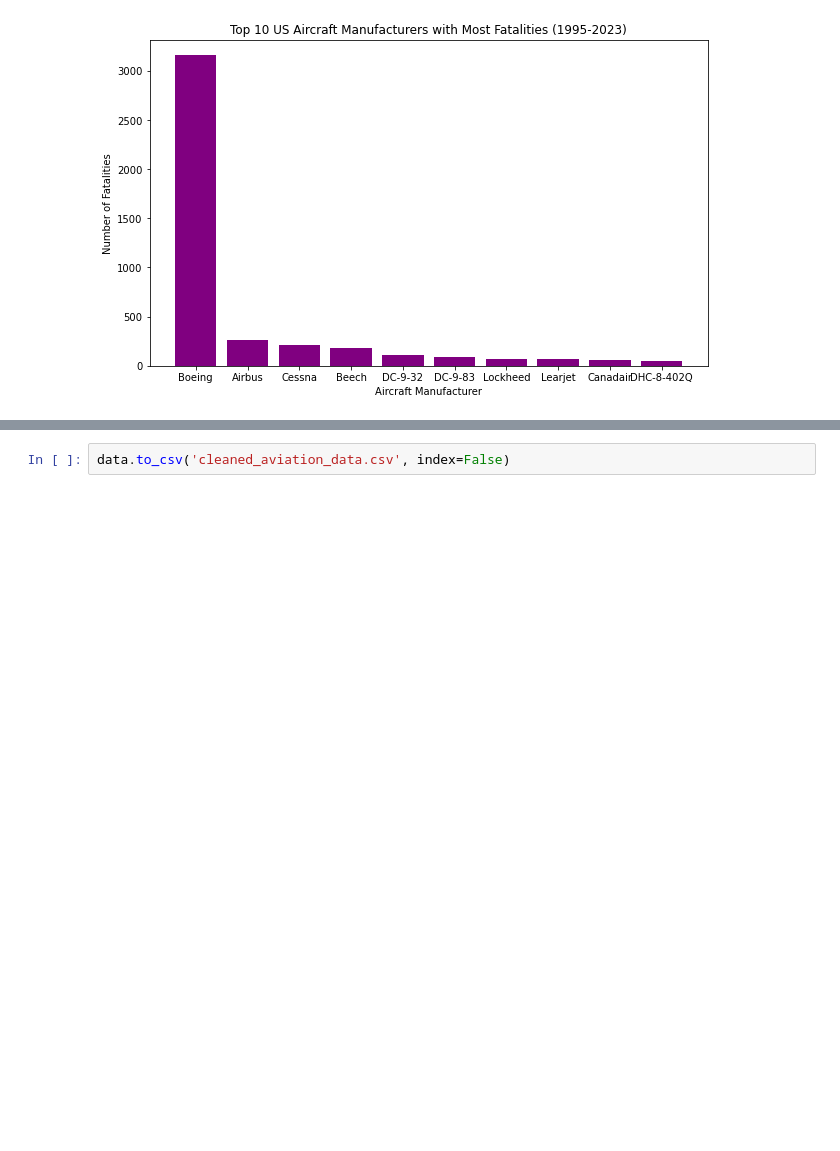
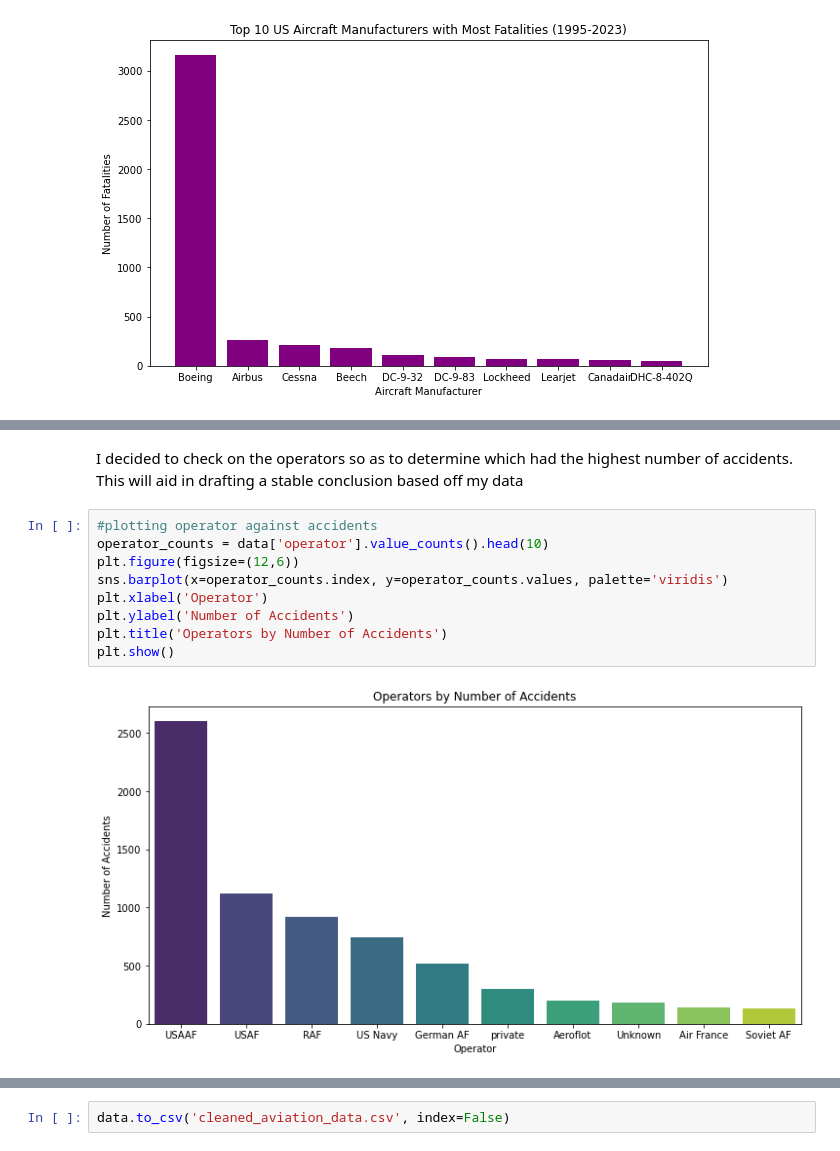
Before and after one commit to collinsgithinji-beep/Project_Phase-1, a Jupyter notebook: index.ipynb, the cells around one changed output, grey strips where cells are left out. Drawn from its saved outputs; the diff is of its cells as text; blank space fills up the shorter version.

```diff
--- a/index.ipynb
+++ b/index.ipynb
@@ -532,3 +583,17 @@ plt.show()
+# %% [markdown]
+I decided to check on the operators so as to determine which had the highest number of accidents.
+This will aid in drafting a stable conclusion based off my data
+# %%
+#plotting operator against accidents
+operator_counts = data['operator'].value_counts().head(10)
+plt.figure(figsize=(12,6))
+sns.barplot(x=operator_counts.index, y=operator_counts.values, palette='viridis')
+plt.xlabel('Operator')
+plt.ylabel('Number of Accidents')
+plt.title('Operators by Number of Accidents')
+plt.show()
+# %% [output]
+[figure, added]
 # %%
 #plotting type of aircraft against accidents caused
 aircraft_counts = data['type'].value_counts().head(10)
```
Also changed, not shown: parts of 14 cells of this notebook, 5 other files.
